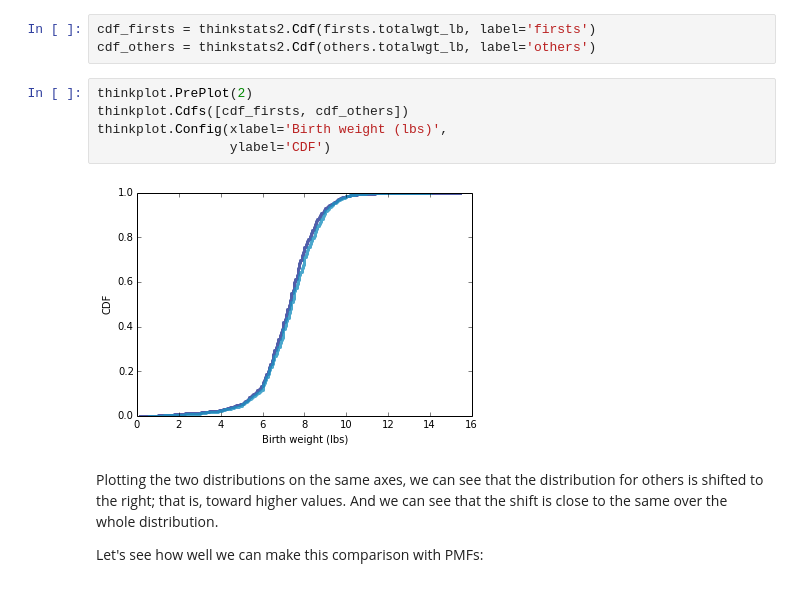
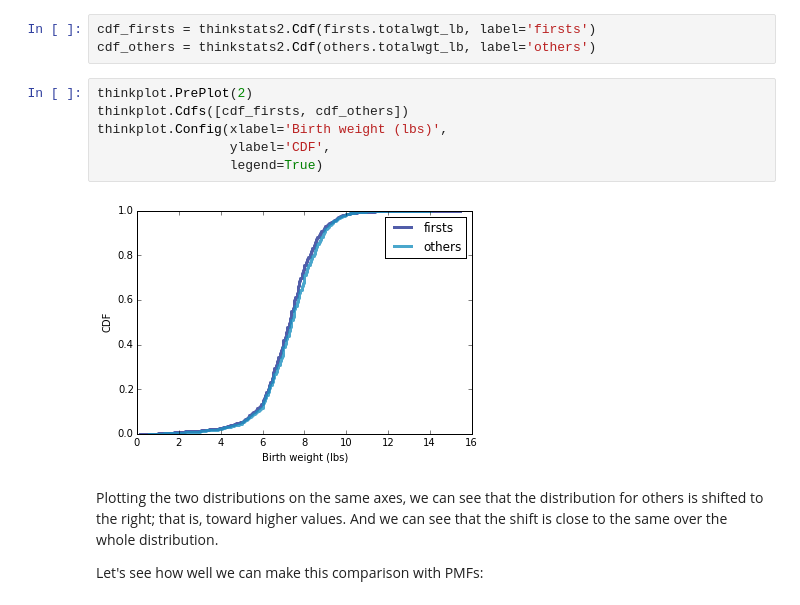
Before and after one commit to AllenDowney/DataExploration, a Jupyter notebook: distribution.ipynb, the cells around one changed output. Cells and saved outputs as stored; diff of their text form.

```diff
--- a/distribution.ipynb
+++ b/distribution.ipynb
@@ -236,10 +236,11 @@ cdf_others = thinkstats2.Cdf(others.totalwgt_lb, label='others')
 # %%
 thinkplot.PrePlot(2)
 thinkplot.Cdfs([cdf_firsts, cdf_others])
 thinkplot.Config(xlabel='Birth weight (lbs)',
-                 ylabel='CDF')
+                 ylabel='CDF',
+                 legend=True)
 # %% [output]
-[figure, old version]
+[figure, new version]
 # %% [markdown]
 Plotting the two distributions on the same axes, we can see that the distribution for others is shifted to the right; that is, toward higher values.  And we can see that the shift is close to the same over the whole distribution.
 
```
Also changed, not shown: 1 other file.
